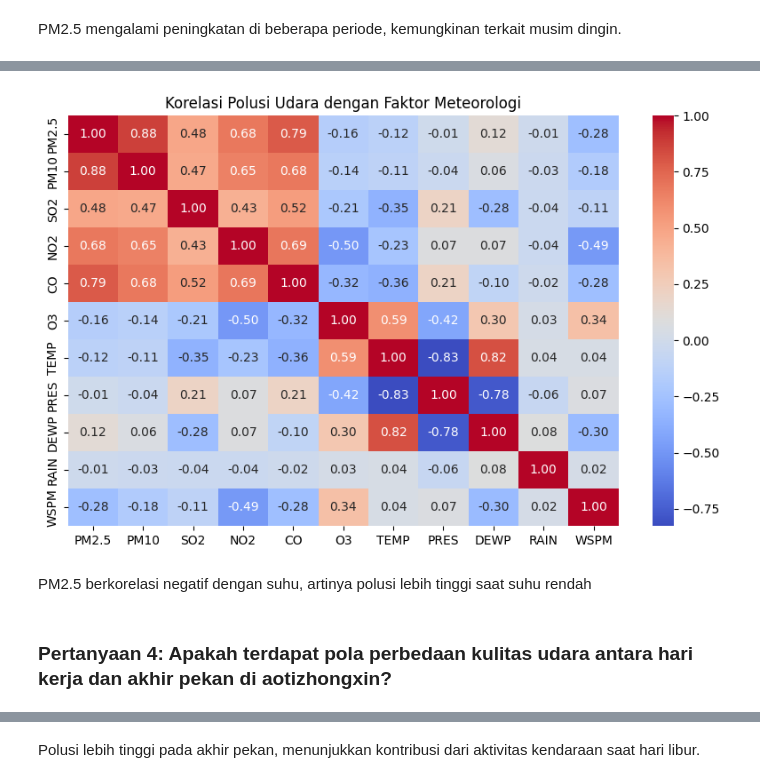
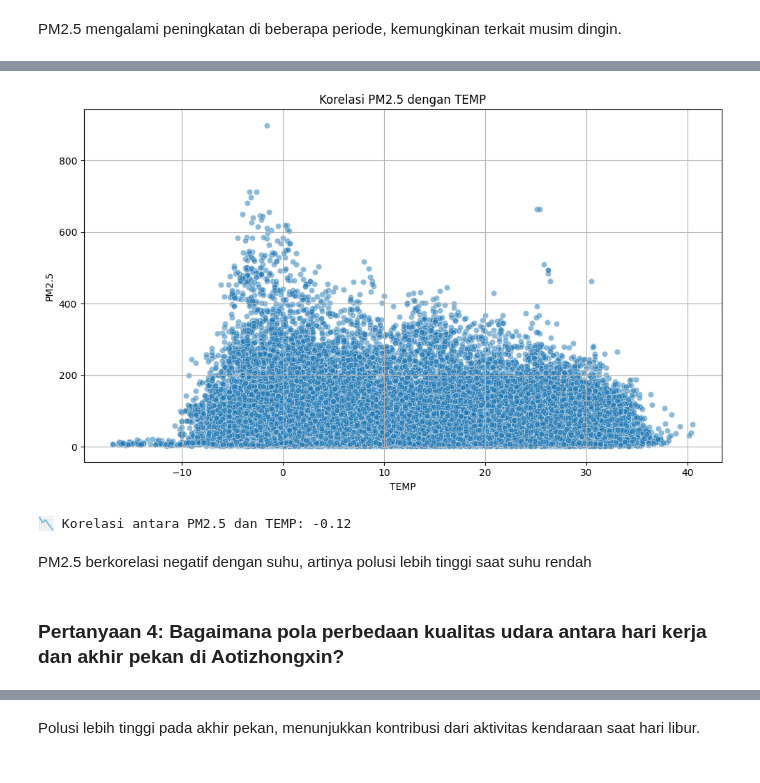
Before and after one commit to pratama404/Proyek-Analisis-Data, a Jupyter notebook: Proyek_Analisis_Data.ipynb, the cells around one changed output, grey strips where cells are left out. Cells and saved outputs as stored; diff of their text form; code cells hidden in the pictures.

```diff
--- a/Proyek_Analisis_Data.ipynb
+++ b/Proyek_Analisis_Data.ipynb
@@ -354,12 +340,26 @@ Polusi cenderung meningkat pada jam sibuk (00:00-02:00 & 18:00-21:00)
-# %%
-correlation_matrix = df[pollutants + weather_factors].corr()
-plt.figure(figsize=(10, 6))
-sns.heatmap(correlation_matrix, annot=True, cmap='coolwarm', fmt=".2f")
-plt.title('Korelasi Polusi Udara dengan Faktor Meteorologi')
-plt.show()
-# %% [output]
-[figure, removed]
+# %%
+# Pilih variabel
+selected_polutan = "PM2.5"
+selected_weather = "TEMP"
+
+# Plot hubungan polusi dengan faktor cuaca
+plt.figure(figsize=(10, 6))
+sns.scatterplot(data=df, x=selected_weather, y=selected_polutan, alpha=0.5)
+
+plt.title(f'Korelasi {selected_polutan} dengan {selected_weather}')
+plt.xlabel(selected_weather)
+plt.ylabel(selected_polutan)
+plt.grid(True)
+plt.tight_layout()
+plt.show()
+
+# korelasi Pearson
+correlation = df[[selected_polutan, selected_weather]].corr().iloc[0, 1]
+print(f"📉 Korelasi antara {selected_polutan} dan {selected_weather}: {correlation:.2f}")
+# %% [output]
+[figure, added]
+📉 Korelasi antara PM2.5 dan TEMP: -0.12
 # %% [markdown]
 PM2.5 berkorelasi negatif dengan suhu, artinya polusi lebih tinggi saat suhu rendah
 # %% [markdown]
-### Pertanyaan 4: Apakah terdapat pola perbedaan kulitas udara antara hari kerja dan akhir pekan di aotizhongxin?
+### Pertanyaan 4: Bagaimana pola perbedaan kualitas udara antara hari kerja dan akhir pekan di Aotizhongxin?
```
Also changed, not shown: parts of 26 cells of this notebook, 2 other files.
